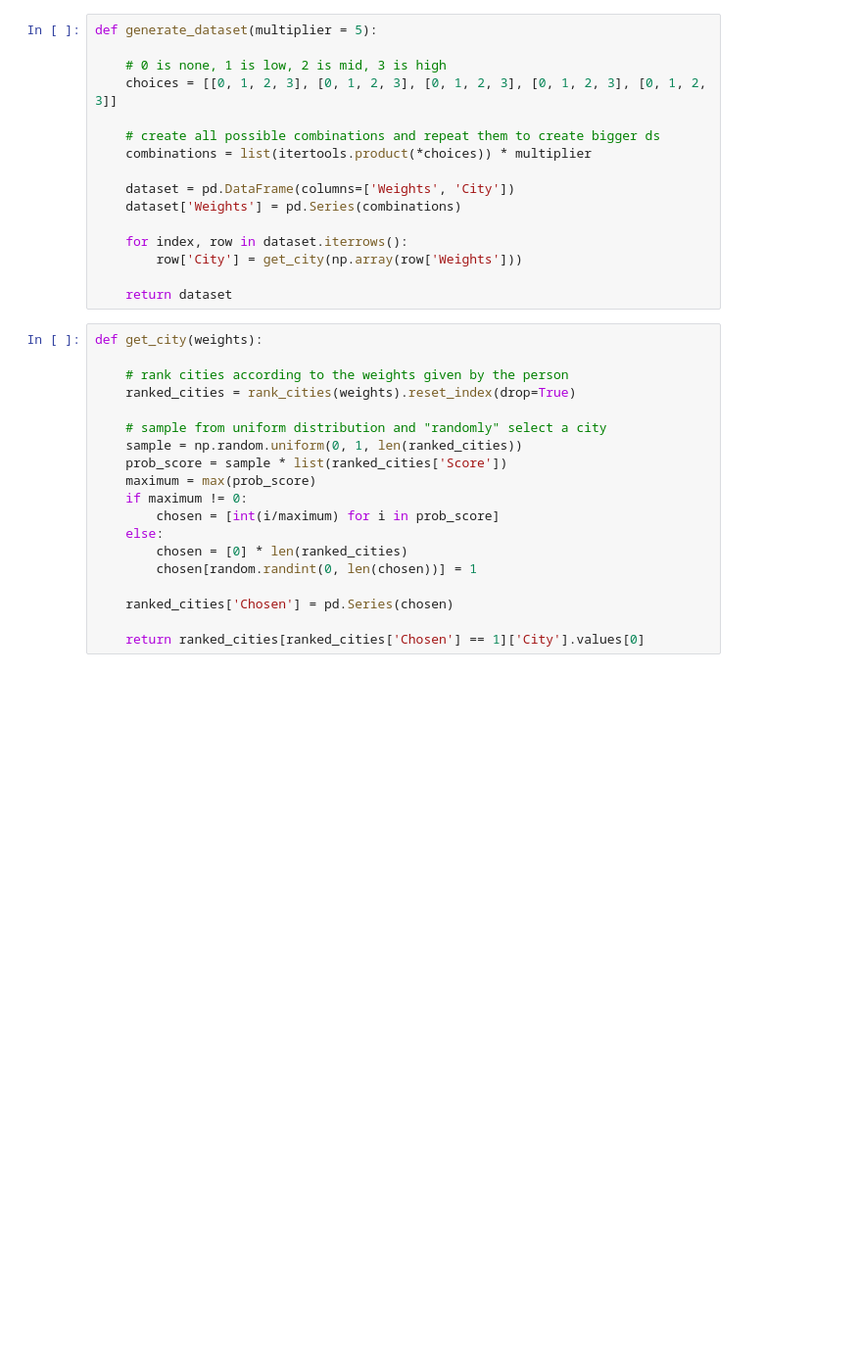
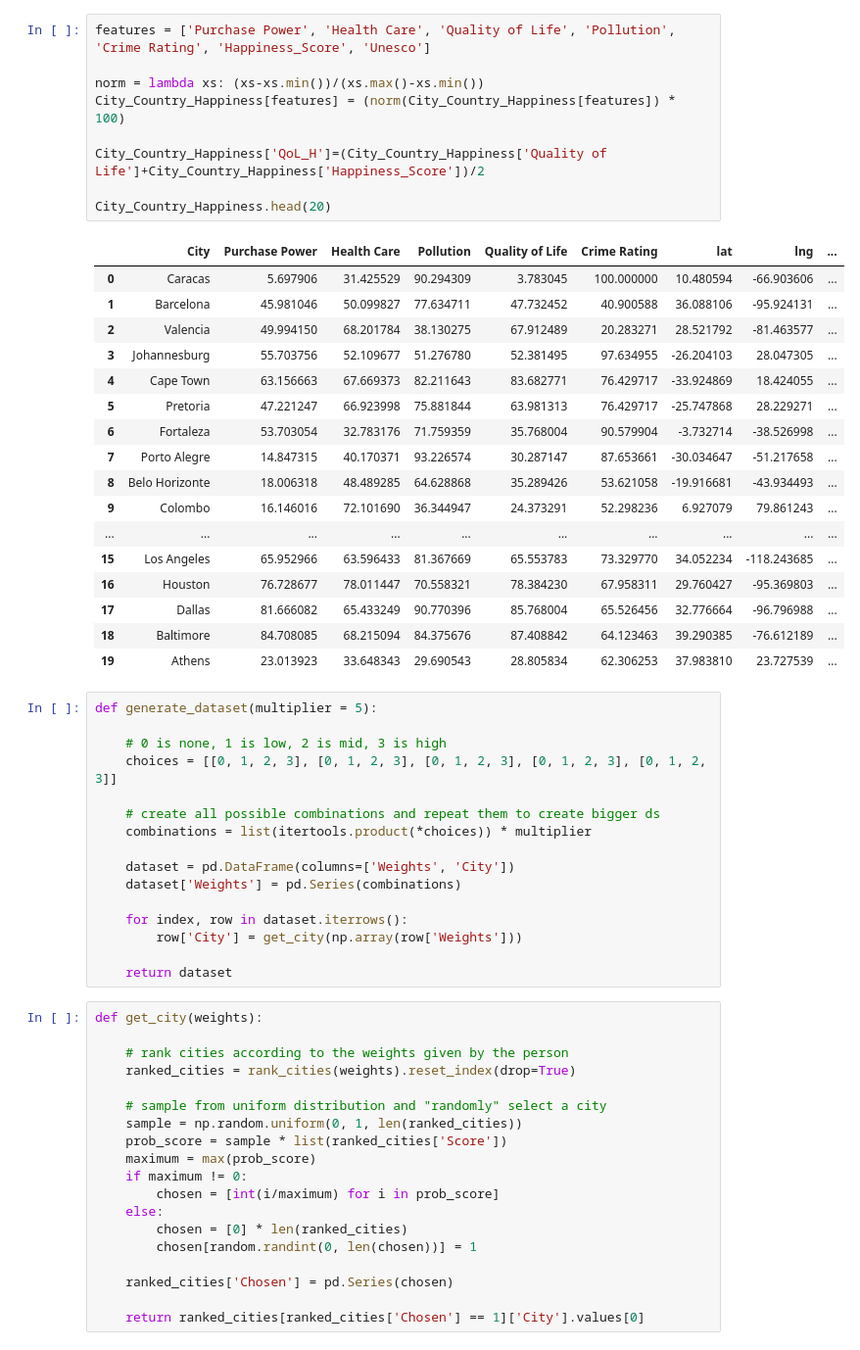
Before and after one commit to calvincbzhang/city-search-tool, a Jupyter notebook: notebooks/generate_datasets.ipynb, the cells around one changed output. Shown: that part at 98% size. Drawn from its saved outputs; the diff is of its cells as text; blank space fills up the shorter version.

```diff
--- a/notebooks/generate_datasets.ipynb
+++ b/notebooks/generate_datasets.ipynb
@@ -18,3 +62,30 @@ cities.head()
+# %%
+features = ['Purchase Power', 'Health Care', 'Quality of Life', 'Pollution', 'Crime Rating', 'Happiness_Score', 'Unesco']
+
+norm = lambda xs: (xs-xs.min())/(xs.max()-xs.min())
+City_Country_Happiness[features] = (norm(City_Country_Happiness[features]) * 100)
+
+City_Country_Happiness['QoL_H']=(City_Country_Happiness['Quality of Life']+City_Country_Happiness['Happiness_Score'])/2
+
+City_Country_Happiness.head(20)
+# %% [output]
+|  | City | Purchase Power | Health Care | Pollution | Quality of Life | Crime Rating | lat | lng | ... |
+| 0 | Caracas | 5.697906 | 31.425529 | 90.294309 | 3.783045 | 100.000000 | 10.480594 | -66.903606 | ... |
+| 1 | Barcelona | 45.981046 | 50.099827 | 77.634711 | 47.732452 | 40.900588 | 36.088106 | -95.924131 | ... |
+| 2 | Valencia | 49.994150 | 68.201784 | 38.130275 | 67.912489 | 20.283271 | 28.521792 | -81.463577 | ... |
+| 3 | Johannesburg | 55.703756 | 52.109677 | 51.276780 | 52.381495 | 97.634955 | -26.204103 | 28.047305 | ... |
+| 4 | Cape Town | 63.156663 | 67.669373 | 82.211643 | 83.682771 | 76.429717 | -33.924869 | 18.424055 | ... |
+| 5 | Pretoria | 47.221247 | 66.923998 | 75.881844 | 63.981313 | 76.429717 | -25.747868 | 28.229271 | ... |
+| 6 | Fortaleza | 53.703054 | 32.783176 | 71.759359 | 35.768004 | 90.579904 | -3.732714 | -38.526998 | ... |
+| 7 | Porto Alegre | 14.847315 | 40.170371 | 93.226574 | 30.287147 | 87.653661 | -30.034647 | -51.217658 | ... |
+| 8 | Belo Horizonte | 18.006318 | 48.489285 | 64.628868 | 35.289426 | 53.621058 | -19.916681 | -43.934493 | ... |
+| 9 | Colombo | 16.146016 | 72.101690 | 36.344947 | 24.373291 | 52.298236 | 6.927079 | 79.861243 | ... |
+| ... | ... | ... | ... | ... | ... | ... | ... | ... | ... |
+| 15 | Los Angeles | 65.952966 | 63.596433 | 81.367669 | 65.553783 | 73.329770 | 34.052234 | -118.243685 | ... |
+| 16 | Houston | 76.728677 | 78.011447 | 70.558321 | 78.384230 | 67.958311 | 29.760427 | -95.369803 | ... |
+| 17 | Dallas | 81.666082 | 65.433249 | 90.770396 | 85.768004 | 65.526456 | 32.776664 | -96.796988 | ... |
+| 18 | Baltimore | 84.708085 | 68.215094 | 84.375676 | 87.408842 | 64.123463 | 39.290385 | -76.612189 | ... |
+| 19 | Athens | 23.013923 | 33.648343 | 29.690543 | 28.805834 | 62.306253 | 37.983810 | 23.727539 | ... |
 # %%
 def generate_dataset(multiplier = 5):
 
```
Also changed, not shown: parts of 6 cells of this notebook.
